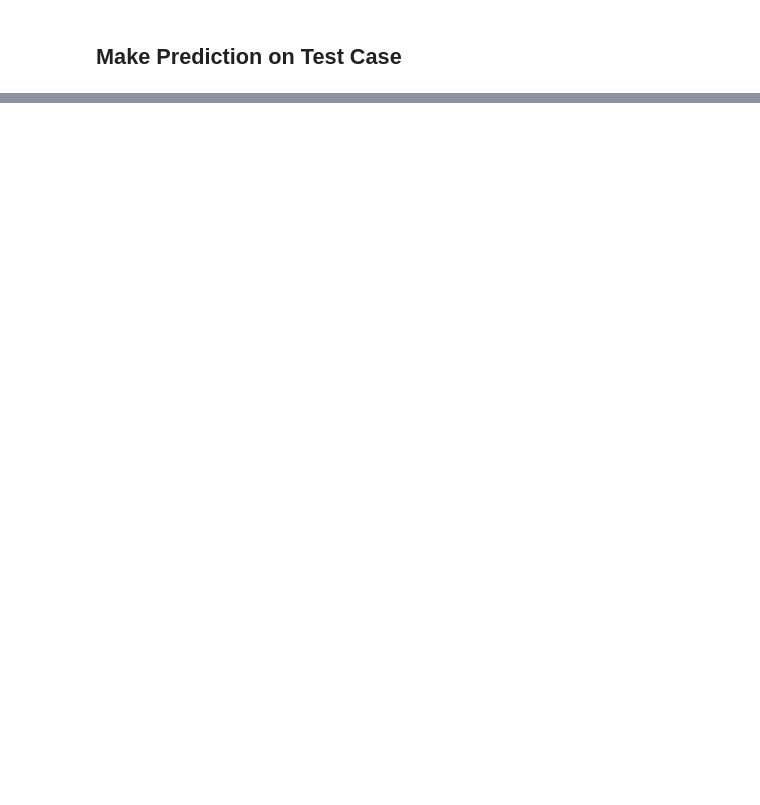
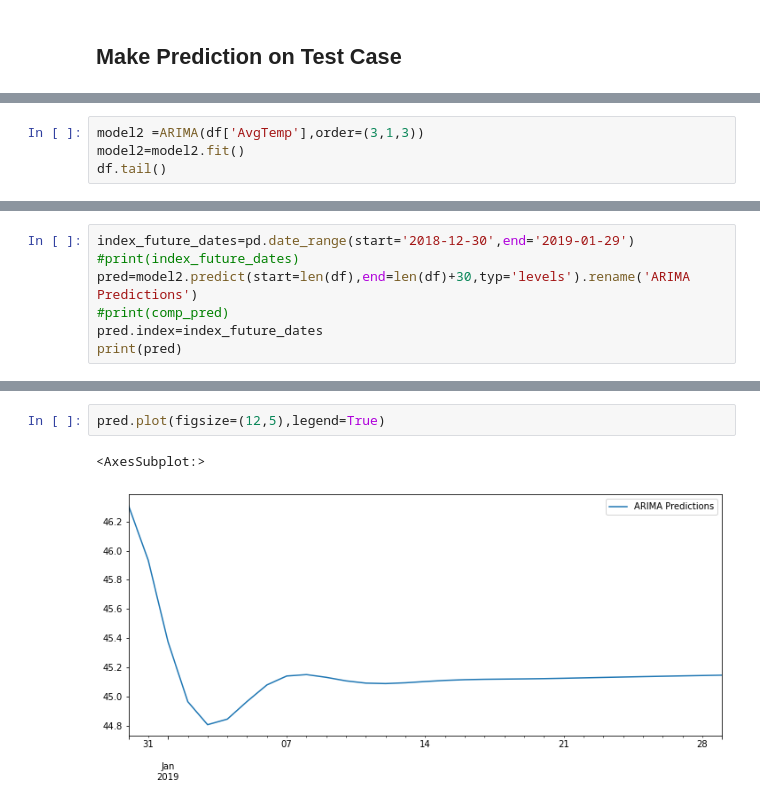
Before and after one commit to Garvit-01/Temperature-Prediction, a Jupyter notebook: file.ipynb, the cells around one changed output, grey strips where cells are left out. Drawn from its saved outputs; the diff is of its cells as text; blank space fills up the shorter version.

```diff
--- a/file.ipynb
+++ b/file.ipynb
@@ -213,0 +232,4 @@ dtype: float64
+# %%
+model2 =ARIMA(df['AvgTemp'],order=(3,1,3))
+model2=model2.fit()
+df.tail()
@@ -213,0 +246,7 @@ dtype: float64
+# %%
+index_future_dates=pd.date_range(start='2018-12-30',end='2019-01-29')
+#print(index_future_dates)
+pred=model2.predict(start=len(df),end=len(df)+30,typ='levels').rename('ARIMA Predictions')
+#print(comp_pred)
+pred.index=index_future_dates
+print(pred)
@@ -213,0 +271,5 @@ dtype: float64
+# %%
+pred.plot(figsize=(12,5),legend=True)
+# %% [output]
+<AxesSubplot:>
+[figure, added]
```
Also changed, not shown: parts of 11 cells of this notebook.
